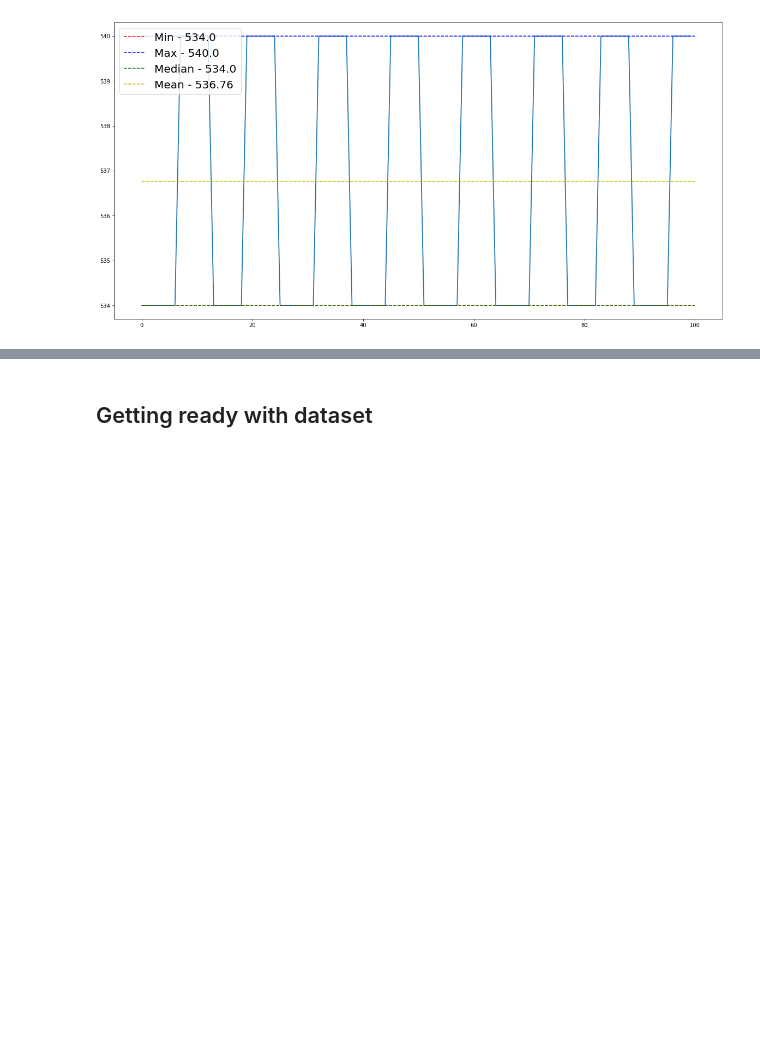
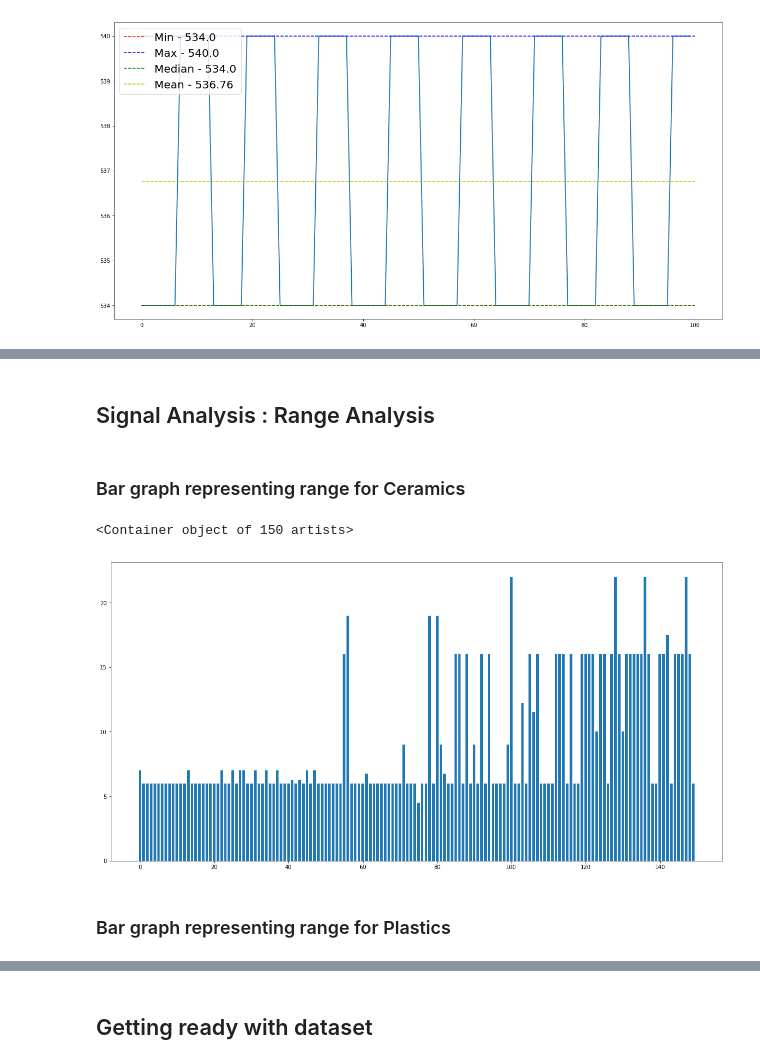
Before and after one commit to AnshulHedau/Pehchaan-The-Identifier, a Jupyter notebook: Data_Analysis_Python/Data Classification.ipynb, the cells around one changed output, grey strips where cells are left out. Saved outputs shown, nothing was run; the diff lists cells and outputs as text; code cells hidden in the pictures; blank space fills up the shorter version.

```diff
--- a/Data_Analysis_Python/Data Classification.ipynb
+++ b/Data_Analysis_Python/Data Classification.ipynb
@@ -196,0 +211,13 @@ statistics_plot(dataset_ceremic[1])
+# %% [markdown]
+## Signal Analysis : Range Analysis
+# %% [markdown]
+### Bar graph representing range for Ceramics
+# %%
+plt.figure(figsize=(20,10))
+y_axis = np.arange(150)
+plt.bar(y_axis,df.loc[:,2][:150], width=0.7)
+# %% [output]
+<Container object of 150 artists>
+[figure, added]
+# %% [markdown]
+### Bar graph representing range for Plastics
```
Also changed, not shown: parts of 12 cells of this notebook.
